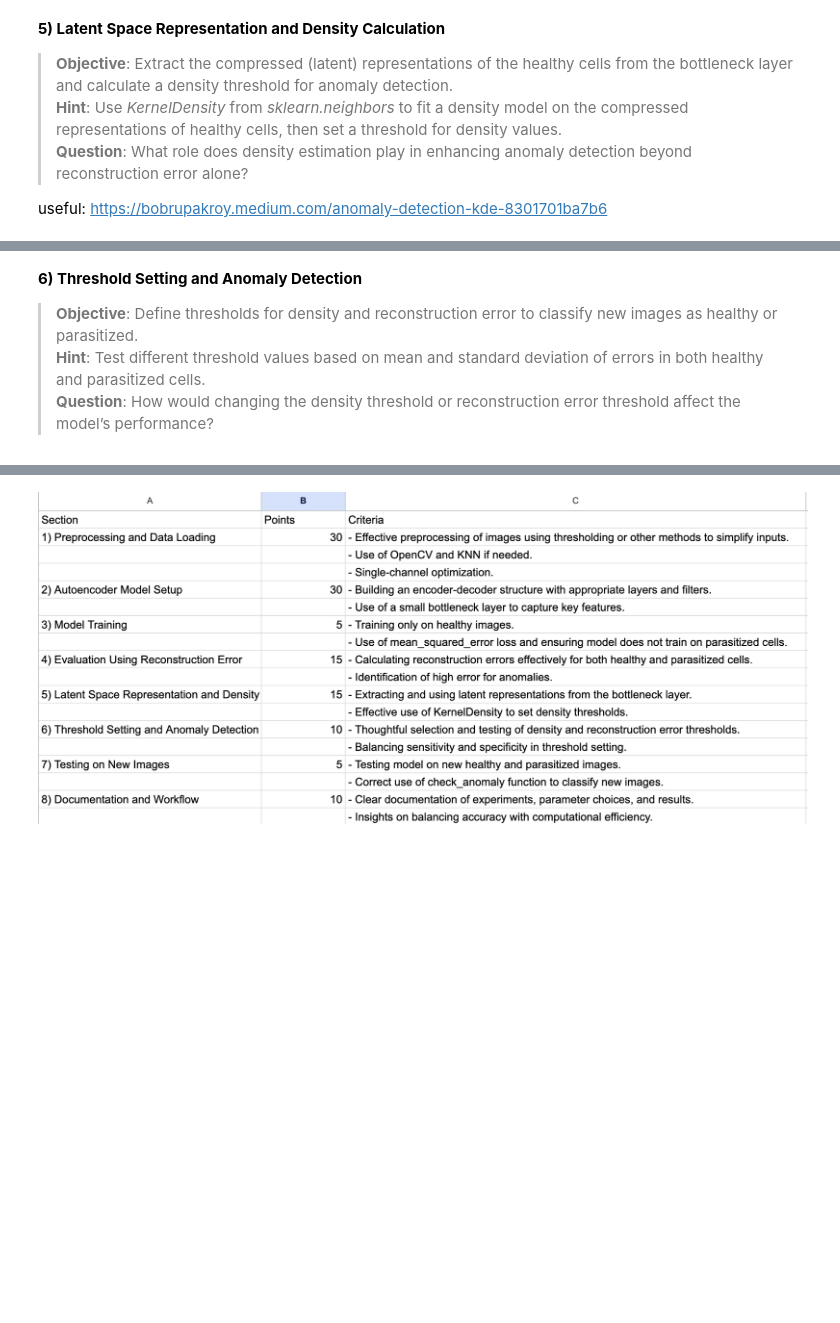
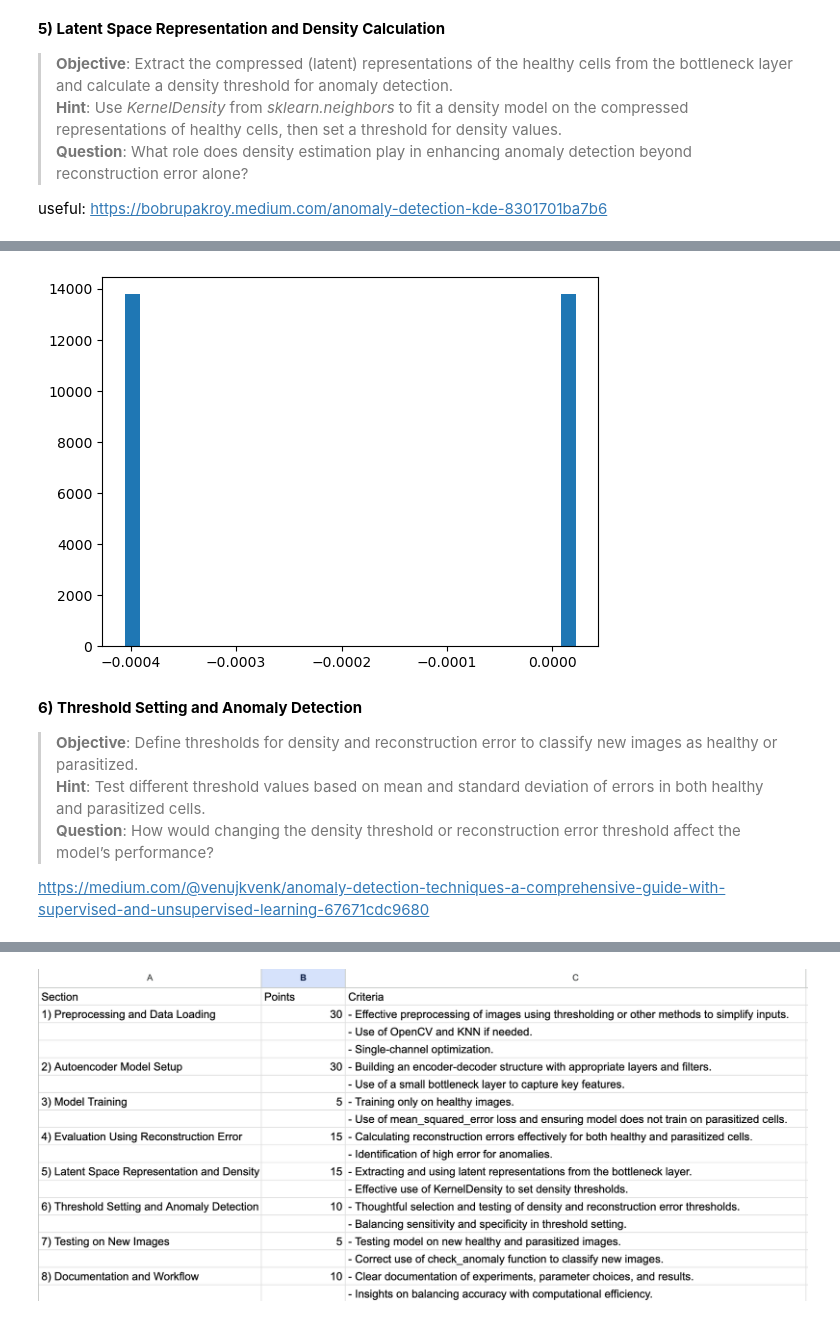
Before and after one commit to JXDolan/277B_HW6, a Jupyter notebook: Homework_6.ipynb, the cells around one changed output, grey strips where cells are left out. Cells and saved outputs as stored; diff of their text form; code cells hidden in the pictures; blank space fills up the shorter version.

```diff
--- a/Homework_6.ipynb
+++ b/Homework_6.ipynb
@@ -140,9 +140,16 @@ X is uninfected images
 
 train test split = 70/30
 # %%
-X = uninf_processed
+#uninfected
+X_u = uninf_processed
+X_i = parasite_processed
 
-x_train, x_test= train_test_split(X, test_size = 0.3)
+
+x_train_u, x_test_u= train_test_split(X_u, test_size = 0.3)
+
+
+#infected
+x_train_i, x_test_i = train_test_split(X_i, test_size = 0.3)
 # %% [markdown]
 ## Auto Encoder
 
@@ -150,8 +157,9 @@ same as the VAE from tutorial 7 except...
 
 Maxpooling and UpSampling between convolution layers
 # %%
-x_train = np.reshape(x_train, (len(x_train), 28, 28, 1))
-x_test = np.reshape(x_test, (len(x_test), 28, 28, 1))
+#train on only uninfected images
+x_train = np.reshape(x_train_u, (len(x_train_u), 28, 28, 1))
+x_test = np.reshape(x_test_u, (len(x_test_u), 28, 28, 1))
 
 # VAE parameters
 latent_dim = 2
@@ -196,16 +204,16 @@ decoder = models.Model(decoder_input, outputs, name="decoder")
 outputs = decoder(encoder(inputs)[2])
 vae = models.Model(inputs, outputs, name="vae")
 
-# Custom VAE loss function
+# Custom VAE loss function using MSE
 def vae_loss(inputs, outputs):
     z_mean, z_log_var = encoder(inputs)[:2]
-    reconstruction_loss = tf.reduce_sum(tf.keras.losses.binary_crossentropy(inputs, outputs), axis=(1, 2))
+    reconstruction_loss = tf.reduce_sum(tf.keras.losses.MSE(inputs, outputs), axis=(1, 2))
     kl_loss = -0.5 * tf.reduce_sum(1 + z_log_var - tf.square(z_mean) - tf.exp(z_log_var), axis=-1)
     total_loss = tf.reduce_mean(reconstruction_loss + kl_loss)
     return total_loss
 
 # Compile the model with custom loss
-vae.compile(optimizer="adam", loss=vae_loss)
+vae.compile(optimizer="adam", loss= vae_loss)
 # %% [markdown]
 **3) Model Training**<br>
 > **Objective:** Train the autoencoder on healthy images to learn the general features of normal cell images.<br>
@@ -215,7 +223,7 @@ vae.compile(optimizer="adam", loss=vae_loss)
 # Train the VAE with a progress bar and validation
 vae.fit(
     x_train, x_train,  # using x_train as both inputs and outputs since this is an autoencoder
-    epochs=10,         # set to 10 for demonstration, adjust as needed
+    epochs=50,         # set to 10 for demonstration, adjust as needed
     batch_size=128,
     validation_data=(x_test, x_test)
 )
@@ -341,15 +353,23 @@ from sklearn.neighbors import KernelDensity
 
 
 #extract the compressed(latent) rep of the healthy cell
-z_mean_uninf, z_log_uninf, z_uninf = encoder.predict(X)
+z_mean_uninf, z_log_uninf, z_uninf = encoder.predict(X_u)
 latent_rep_healthy = z_mean_uninf
 
 #calculate a density threshold for anomoly detection
-kern_dens = KernelDensity()
+kern_dens = KernelDensity(bandwidth= 0.05)
 kern_dens.fit(latent_rep_healthy)
 scores = kern_dens.score_samples(latent_rep_healthy)
-density_threshold = np.mean(scores) + np.std(scores)
+
+plt.hist(latent_rep_healthy.flatten(), bins = 30)
+plt.show()
+
+#density threshold
+#density_threshold = np.mean(scores) + np.std(scores)
+density_threshold = np.percentile(scores, 10)
 
 #calcuate reconstruction error
-reconstruct_threshold = np.mean(uninf_recon_error) + np.std(uninf_recon_error)
+#reconstruct_threshold = np.mean(uninf_recon_error) + np.std(uninf_recon_error)
+
+reconstruct_threshold = np.percentile(uninf_recon_error, 10)
 # %% [output]
@@ -357,8 +377,11 @@ reconstruct_threshold = np.mean(uninf_recon_error) + np.std(uninf_recon_error)
+[figure, added]
 # %% [markdown]
 **6) Threshold Setting and Anomaly Detection**<br>
 >**Objective**: Define thresholds for density and reconstruction error to classify new images as healthy or parasitized.<br>
 >**Hint**: Test different threshold values based on mean and standard deviation of errors in both healthy and parasitized cells.<br>
 >**Question**: How would changing the density threshold or reconstruction error threshold affect the model’s performance?<br>
+
+https://medium.com/@venujkvenk/anomaly-detection-techniques-a-comprehensive-guide-with-supervised-and-unsupervised-learning-67671cdc9680
 # %%
 def is_anomaly(images):
     #latent representation
```
Also changed, not shown: parts of 11 cells of this notebook.
